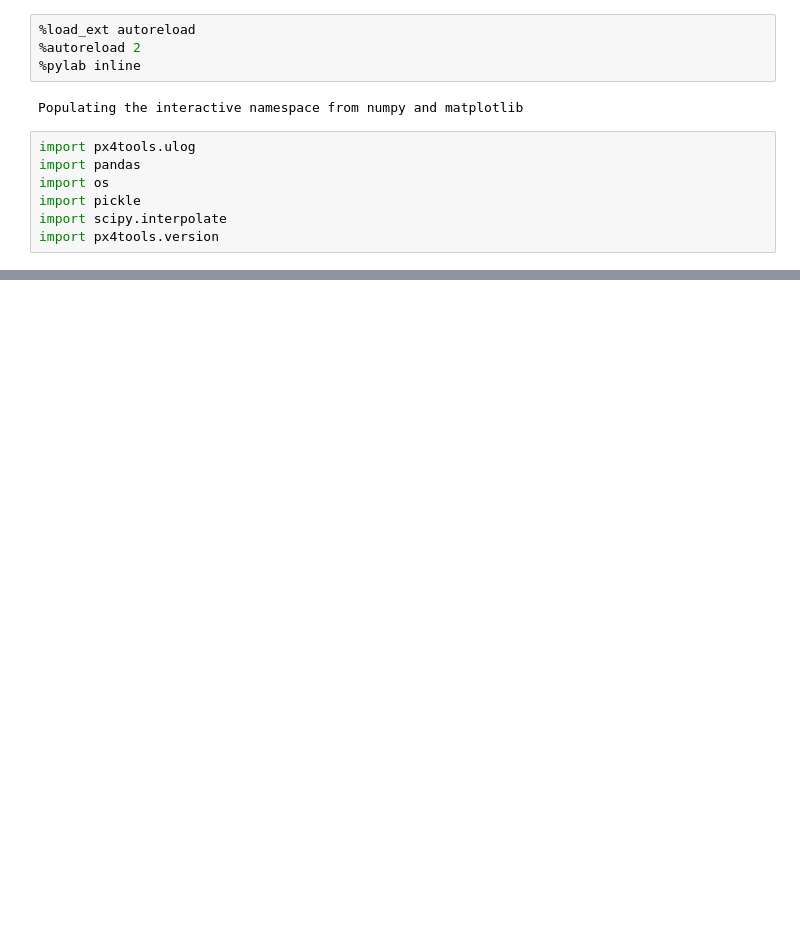
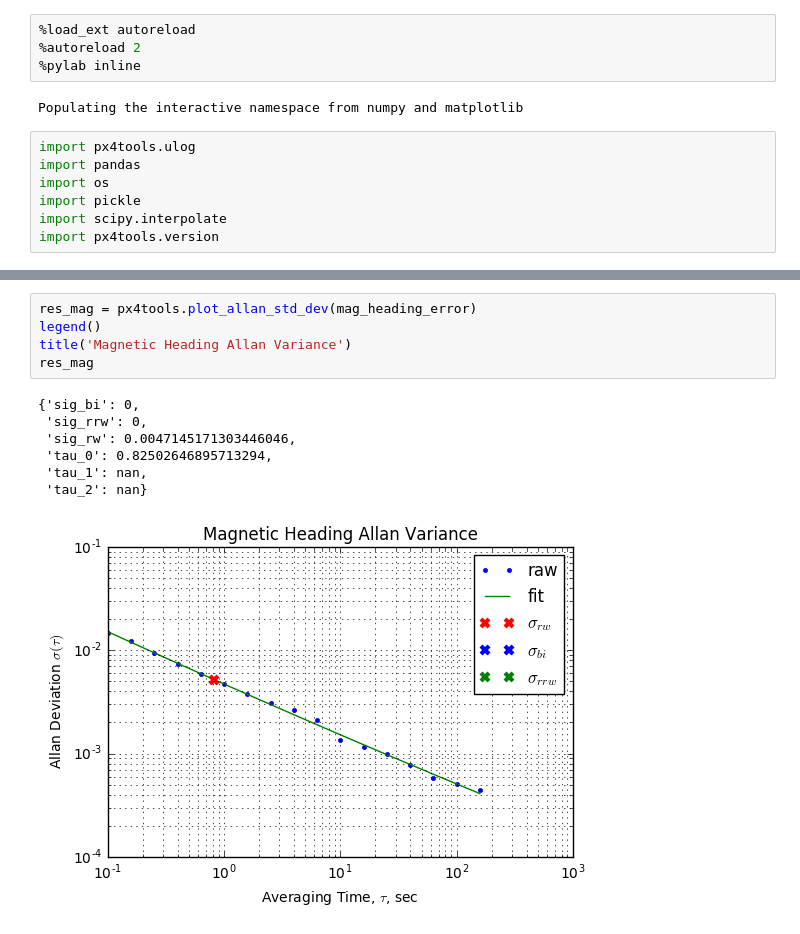
Before and after one commit to jgoppert/iekf_analysis, a Jupyter notebook: SITL Noise Identification.ipynb, the cells around one changed output, grey strips where cells are left out. Drawn from its saved outputs; the diff is of its cells as text; blank space fills up the shorter version.

```diff
--- a/SITL Noise Identification.ipynb
+++ b/SITL Noise Identification.ipynb
@@ -85,0 +99,13 @@ d_accel.t_sensor_accel_0__f_z.plot()
+# %%
+res_mag = px4tools.plot_allan_std_dev(mag_heading_error)
+legend()
+title('Magnetic Heading Allan Variance')
+res_mag
+# %% [output]
+{'sig_bi': 0,
+ 'sig_rrw': 0,
+ 'sig_rw': 0.0047145171303446046,
+ 'tau_0': 0.82502646895713294,
+ 'tau_1': nan,
+ 'tau_2': nan}
+[figure, added]
```
Also changed, not shown: parts of 12 cells of this notebook, 14 other files.
